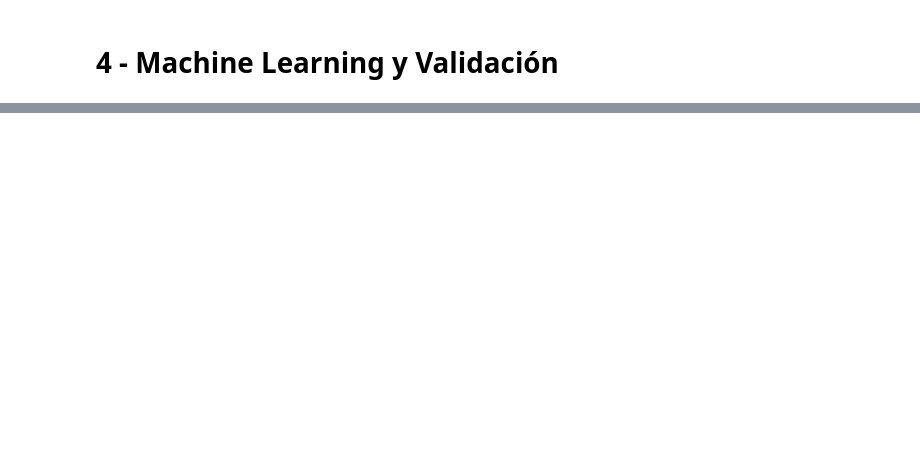
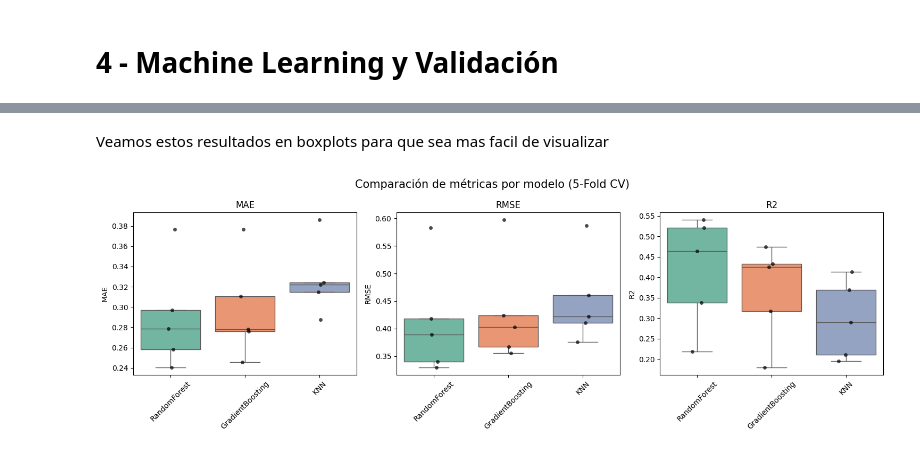
Before and after one commit to santidrelew/tp-mpg, a Jupyter notebook: notebooks/04_Ml_y_Validacion.ipynb, the cells around one changed output, grey strips where cells are left out. Drawn from its saved outputs; the diff is of its cells as text; code cells hidden in the pictures; blank space fills up the shorter version.

Commit message:
Agrego código base para hacer el cv y optimización de hiperparametros

```diff
--- a/notebooks/04_Ml_y_Validacion.ipynb
+++ b/notebooks/04_Ml_y_Validacion.ipynb
@@ -53,3 +66,8 @@ DATA_BASE_DIR = PROJECT_DIR / "data" / "base"
 
 df = pd.read_csv(DATA_BASE_DIR / "milan_airbnb_completo.csv")
 df_muestra = pd.read_csv(DATA_BASE_DIR / "milan_airbnb_muestra.csv")
+# %%
+TARGET = "log_daily_price"
+
+X, y = df.drop(columns=[TARGET, "daily_price"]), df[TARGET]
+X_muestra, y_muestra = df_muestra.drop(columns=[TARGET, "daily_price"]), df_muestra[TARGET]
@@ -55,0 +267,15 @@ df_muestra = pd.read_csv(DATA_BASE_DIR / "milan_airbnb_muestra.csv")
+# %%
+resultados = {}
+
+for nombre, config in models_and_params.items():
+
+    print(f"{'='*15} {nombre} {'='*15}")
+
+    resultados[nombre] = random_search_cv(
+        X=X_muestra,
+        y=y_muestra,
+        modelo=config["model"],
+        parametros=config["params"],
+        n_iter=2,
+        scoring="MSE"
+    )
@@ -55,0 +307,60 @@ df_muestra = pd.read_csv(DATA_BASE_DIR / "milan_airbnb_muestra.csv")
+# %% [markdown]
+ Veamos estos resultados en boxplots para que sea mas facil de visualizar
+# %%
+# Unificamos resultados en un solo dataframe
+filas = []
+
+for modelo, res in resultados.items():
+    df = res["metricas"].copy().reset_index()   # recupera Fold como columna
+    df["Modelo"] = modelo
+    filas.append(df)
+
+df_comparativo = pd.concat(filas, ignore_index=True)
+
+metricas = ["MAE", "RMSE", "R2"]
+
+modelos = df_comparativo["Modelo"].unique()
+
+# Un color fijo por modelo
+palette = dict(zip(modelos, sns.color_palette("Set2", n_colors=len(modelos))))
+
+fig, axes = plt.subplots(1, 3, figsize=(15, 5))
+
+for ax, metrica in zip(axes, metricas):
+
+    sns.boxplot(
+        data=df_comparativo,
+        x="Modelo",
+        y=metrica,
+        hue="Modelo",
+        order=modelos,
+        hue_order=modelos,
+        palette=palette,
+        dodge=False,
+        showfliers=False,
+        legend=False,
+        ax=ax
+    )
+
+    sns.stripplot(
+        data=df_comparativo,
+        x="Modelo",
+        y=metrica,
+        order=modelos,
+        color="black",
+        alpha=0.7,
+        jitter=True,
+        size=5,
+        ax=ax
+    )
+
+    ax.set_title(metrica)
+    ax.set_xlabel("")
+    ax.set_ylabel(metrica)
+    ax.tick_params(axis="x", rotation=45)
+
+fig.suptitle("Comparación de métricas por modelo (5-Fold CV)", fontsize=15)
+plt.tight_layout()
+plt.show()
+# %% [output]
+[figure, added]
```
Also changed, not shown: parts of 14 cells of this notebook.
